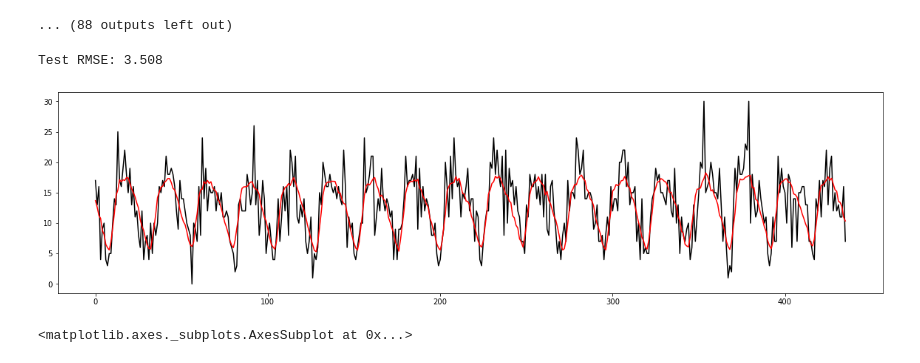
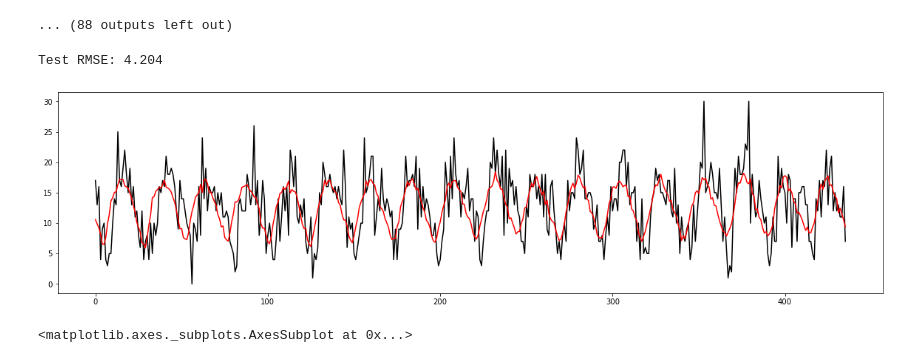
Before and after one commit to tcbonds/Project-5, a Jupyter notebook: 2_SARIMA_Modeling_with_2018_Medical_Data.ipynb, the cells around one changed output. Cells and saved outputs as stored; diff of their text form; code cells hidden in the pictures.

```diff
--- a/2_SARIMA_Modeling_with_2018_Medical_Data.ipynb
+++ b/2_SARIMA_Modeling_with_2018_Medical_Data.ipynb
@@ -501,7 +501,7 @@ for t in range(len(hourly_med_2018_val)):
     # Appending actual test observation to train data
     # so that on the next iteration, the model will train
     # on all previous data and the next time step
-    obs = test[t]
+    obs = hourly_med_2018_val[t]
     history.append(obs)
 
     # Displaying predicted vs actual values
@@ -527,17 +538,50 @@ predicted=15.049711, expected=14.000000
+# %%
+# Pickling  second_sarima_model
+redo_pickle = True
+
+if redo_pickle == True:
+    with open('second_sarima_model.pickle','wb') as f:
+        pickle.dump(model,f)
+
+if redo_pickle == False:
+    with open('second_sarima_model.pickle','rb') as f:
+        model = pickle.load(f)
+# %%
+# Pickling sarima_predictions
+redo_pickle = True
+
+if redo_pickle == True:
+    with open('second_sarima_predictions.pickle','wb') as f:
+        pickle.dump(predictions,f)
+
+if redo_pickle == False:
+    with open('second_sarima_predictions.pickle','rb') as f:
+        predictions = pickle.load(f)
+# %%
+# Pickling sarima_test
+redo_pickle = True
+
+if redo_pickle == True:
+    with open('second_sarima_test.pickle','wb') as f:
+        pickle.dump(test[:436],f)
+
+if redo_pickle == False:
+    with open('second_sarima_test.pickle','rb') as f:
+        test = pickle.load(f)
 # %%
 # Calculating and printing MSE for all test predictions
-error = mean_squared_error(test[:436], predictions)
+error = mean_squared_error(test, predictions[:436])
 print('Test RMSE: %.3f' % np.sqrt(error))
 # %% [output]
-Test RMSE: 3.508
+Test RMSE: 4.204
 # %%
 # plot SARIMA
 plt.figure(figsize=(20,5))
-plt.plot(test[:436], color='black')
-plt.plot(predictions, color='red')
+plt.plot(test, color='black')
+plt.plot(predictions[:436], color='red')
 plt.show()
 # %% [output]
-[figure, old version]
+[figure, new version]
 # %%
 # Checking for residuals (look evenly distributed)
 sns.scatterplot(x=(range(len(test[:436]))),y=[float(x) for x in predictions]-test[:436])
```
Also changed, not shown: parts of 1 cell of this notebook, 1 other file.
